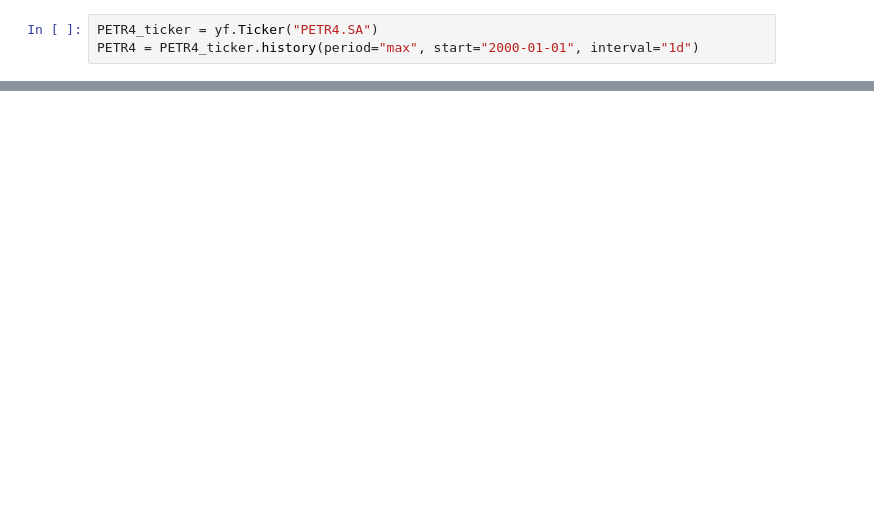
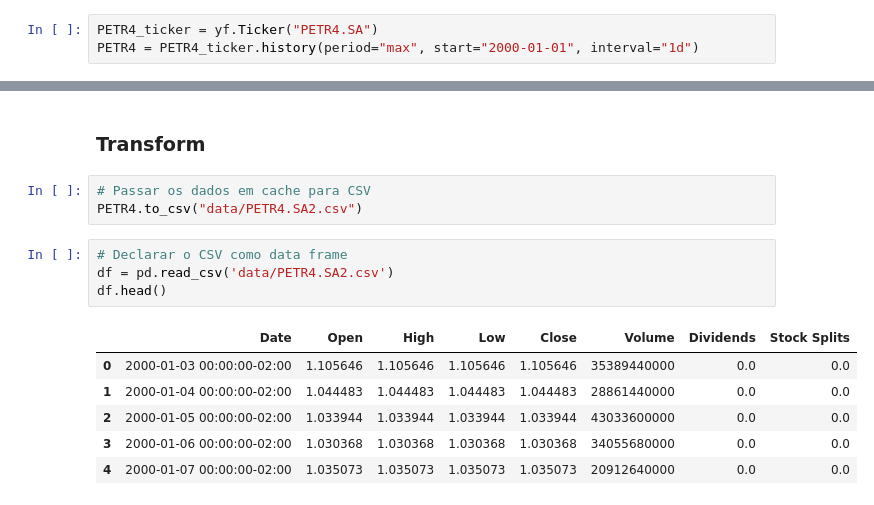
Before and after one commit to erickcmendes/CEUB, a Jupyter notebook: Desenvolvimento para Ciência de Dados/projeto-yfinance.ipynb, the cells around one changed output, grey strips where cells are left out. Cells and saved outputs as stored; diff of their text form; blank space fills up the shorter version.

```diff
--- a/Desenvolvimento para Ciência de Dados/projeto-yfinance.ipynb
+++ b/Desenvolvimento para Ciência de Dados/projeto-yfinance.ipynb
@@ -17 +25,17 @@ PETR4.head()
 | 2000-01-07 00:00:00-02:00 | 1.035073 | 1.035073 | 1.035073 | 1.035073 | 20912640000 | 0.0 | 0.0 |
+# %% [markdown]
+### Transform
+# %%
+# Passar os dados em cache para CSV
+PETR4.to_csv("data/PETR4.SA2.csv")
+# %%
+# Declarar o CSV como data frame
+df = pd.read_csv('data/PETR4.SA2.csv')
+df.head()
+# %% [output]
+|  | Date | Open | High | Low | Close | Volume | Dividends | Stock Splits |
+| 0 | 2000-01-03 00:00:00-02:00 | 1.105646 | 1.105646 | 1.105646 | 1.105646 | 35389440000 | 0.0 | 0.0 |
+| 1 | 2000-01-04 00:00:00-02:00 | 1.044483 | 1.044483 | 1.044483 | 1.044483 | 28861440000 | 0.0 | 0.0 |
+| 2 | 2000-01-05 00:00:00-02:00 | 1.033944 | 1.033944 | 1.033944 | 1.033944 | 43033600000 | 0.0 | 0.0 |
+| 3 | 2000-01-06 00:00:00-02:00 | 1.030368 | 1.030368 | 1.030368 | 1.030368 | 34055680000 | 0.0 | 0.0 |
+| 4 | 2000-01-07 00:00:00-02:00 | 1.035073 | 1.035073 | 1.035073 | 1.035073 | 20912640000 | 0.0 | 0.0 |
```
Also changed, not shown: parts of 8 cells of this notebook.
